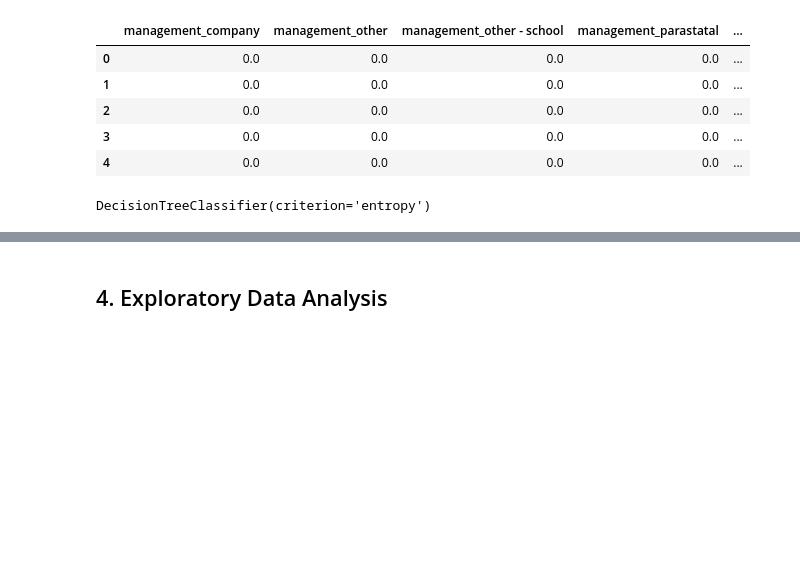
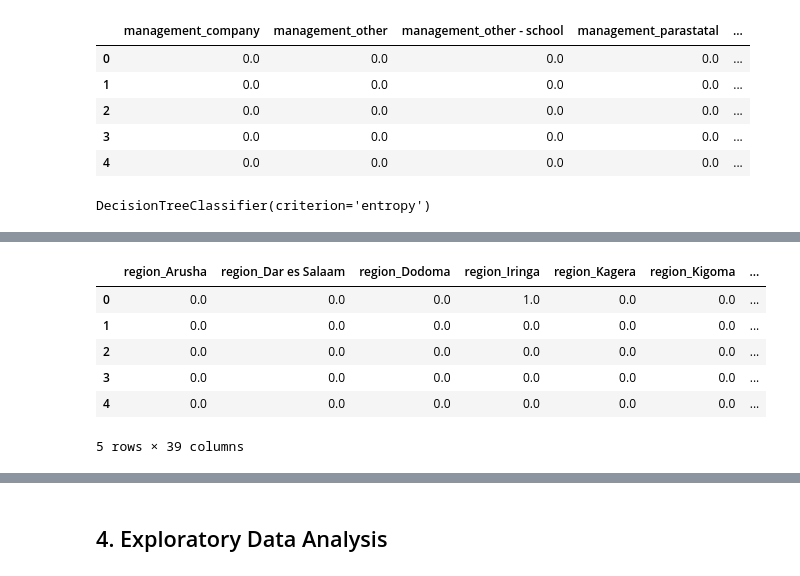
Before and after one commit to ckucewicz/Water_well_classification, a Jupyter notebook: Notebook.ipynb, the cells around one changed output, grey strips where cells are left out. Cells and saved outputs as stored; diff of their text form; code cells hidden in the pictures; blank space fills up the shorter version.

```diff
--- a/Notebook.ipynb
+++ b/Notebook.ipynb
@@ -713,0 +941,6 @@ plt.show()
+# %%
+#dropping management_group
+data.drop(columns = ['management_group'],
+          axis = 1,
+          inplace = True
+         )
@@ -713,0 +952,18 @@ plt.show()
+# %%
+ohe = OneHotEncoder()
+
+ohe.fit(x)
+
+x_ohe = ohe.transform(x).toarray()
+
+ohe_df = pd.DataFrame(x_ohe, columns=ohe.get_feature_names_out(x.columns))
+
+ohe_df.head()
+# %% [output]
+|  | region_Arusha | region_Dar es Salaam | region_Dodoma | region_Iringa | region_Kagera | region_Kigoma | ... |
+| 0 | 0.0 | 0.0 | 0.0 | 1.0 | 0.0 | 0.0 | ... |
+| 1 | 0.0 | 0.0 | 0.0 | 0.0 | 0.0 | 0.0 | ... |
+| 2 | 0.0 | 0.0 | 0.0 | 0.0 | 0.0 | 0.0 | ... |
+| 3 | 0.0 | 0.0 | 0.0 | 0.0 | 0.0 | 0.0 | ... |
+| 4 | 0.0 | 0.0 | 0.0 | 0.0 | 0.0 | 0.0 | ... |
+5 rows × 39 columns
```
Also changed, not shown: parts of 51 cells of this notebook.
